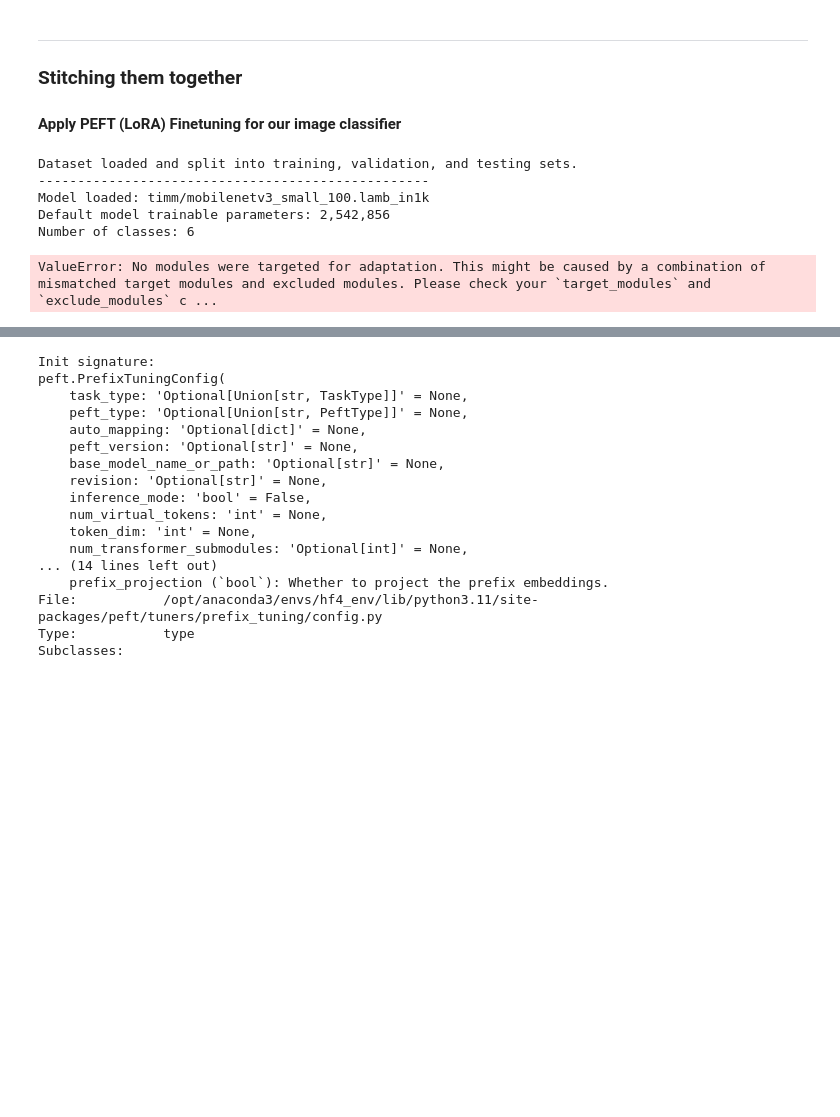
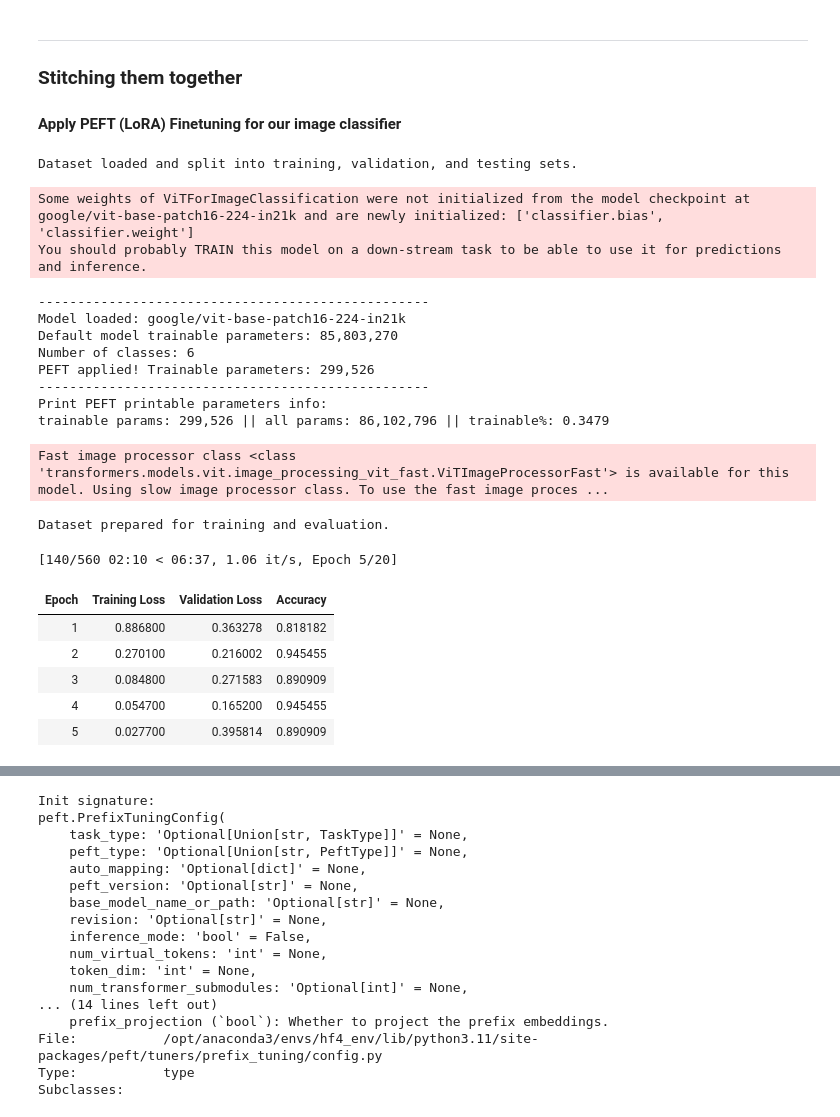
Before and after one commit to chandrashekar-babu/huggingface-transformers, a Jupyter notebook: Day_4/2026_July23_afternoon.ipynb, the cells around one changed output, grey strips where cells are left out. Cells and saved outputs as stored; diff of their text form; code cells hidden in the pictures; blank space fills up the shorter version.

```diff
--- a/Day_4/2026_July23_afternoon.ipynb
+++ b/Day_4/2026_July23_afternoon.ipynb
@@ -511,6 +511,9 @@ Successfully installed timm-1.0.28
 ### Stitching them together
 #### Apply PEFT (LoRA) Finetuning for our image classifier
 # %%
+# Sample code for fine-tuning ViT on a custom dataset using PEFT (LoRA) and Hugging Face Transformers
+# Dataset can be downloaded from https://files.chandrashekar.info/chessman.zip
+
 from accelerate import Accelerator
 from datasets import load_dataset, DatasetDict
 from transformers import AutoModelForImageClassification, AutoImageProcessor
@@ -607,9 +610,9 @@ print("Dataset loaded and split into training, validation, and testing sets.")
 num_classes = len(dataset["train"].features["label"].names)
 
 # --- Prepare the model for training with PEFT ---
-#model = AutoModelForImageClassification.from_pretrained(CHECKPOINT, num_labels=num_classes)
-model = AutoModelForImageClassification.from_pretrained(CHECKPOINT)
-model.config.num_labels = num_classes
+model = AutoModelForImageClassification.from_pretrained(CHECKPOINT, num_labels=num_classes)
+#model = AutoModelForImageClassification.from_pretrained(CHECKPOINT)
+#model.config.num_labels = num_classes
 
 print("-" * 50)
 print(f"Model loaded: {CHECKPOINT}")
@@ -668,35 +671,49 @@ training_args = TrainingArguments(
     load_best_model_at_end=True,
     metric_for_best_model="accuracy",
     greater_is_better=True,
 
     push_to_hub=True,
     dataloader_pin_memory=False  # silence the warning on MacOS Apple Silicon
 )
 
 from transformers import EarlyStoppingCallback
 early_stopping_callback = EarlyStoppingCallback(
     early_stopping_patience=3,
     early_stopping_threshold=0.01
 )
 
 trainer = Trainer(
     model=peft_model,
     args=training_args,
     train_dataset=prepared_dataset["train"],
     eval_dataset=prepared_dataset["validation"],
     compute_metrics=compute_metrics,
     callbacks=[early_stopping_callback]
 )
 
 # --- Start training the model ---
 trainer.train()
 
 # --- Save the fine-tuned model ---
 peft_model.save_pretrained(OUTPUT_DIR)
 # %% [output]
 Dataset loaded and split into training, validation, and testing sets.
---------------------------------------------------
-Model loaded: timm/mobilenetv3_small_100.lamb_in1k
-Default model trainable parameters: 2,542,856
-Number of classes: 6
-ValueError: No modules were targeted for adaptation. This might be caused by a combination of mismatched target modules and excluded modules. Please check your `target_modules` and `exclude_modules` c ...
+Some weights of ViTForImageClassification were not initialized from the model checkpoint at google/vit-base-patch16-224-in21k and are newly initialized: ['classifier.bias', 'classifier.weight']
+You should probably TRAIN this model on a down-stream task to be able to use it for predictions and inference.
+--------------------------------------------------
+Model loaded: google/vit-base-patch16-224-in21k
+Default model trainable parameters: 85,803,270
+Number of classes: 6
+PEFT applied! Trainable parameters: 299,526
+--------------------------------------------------
+Print PEFT printable parameters info:
+trainable params: 299,526 || all params: 86,102,796 || trainable%: 0.3479
+Fast image processor class <class 'transformers.models.vit.image_processing_vit_fast.ViTImageProcessorFast'> is available for this model. Using slow image processor class. To use the fast image proces ...
+Dataset prepared for training and evaluation.
+[140/560 02:10 < 06:37, 1.06 it/s, Epoch 5/20]
+| Epoch | Training Loss | Validation Loss | Accuracy |
+| 1 | 0.886800 | 0.363278 | 0.818182 |
+| 2 | 0.270100 | 0.216002 | 0.945455 |
+| 3 | 0.084800 | 0.271583 | 0.890909 |
+| 4 | 0.054700 | 0.165200 | 0.945455 |
+| 5 | 0.027700 | 0.395814 | 0.890909 |
```
Also changed, not shown: parts of 18 cells of this notebook.
